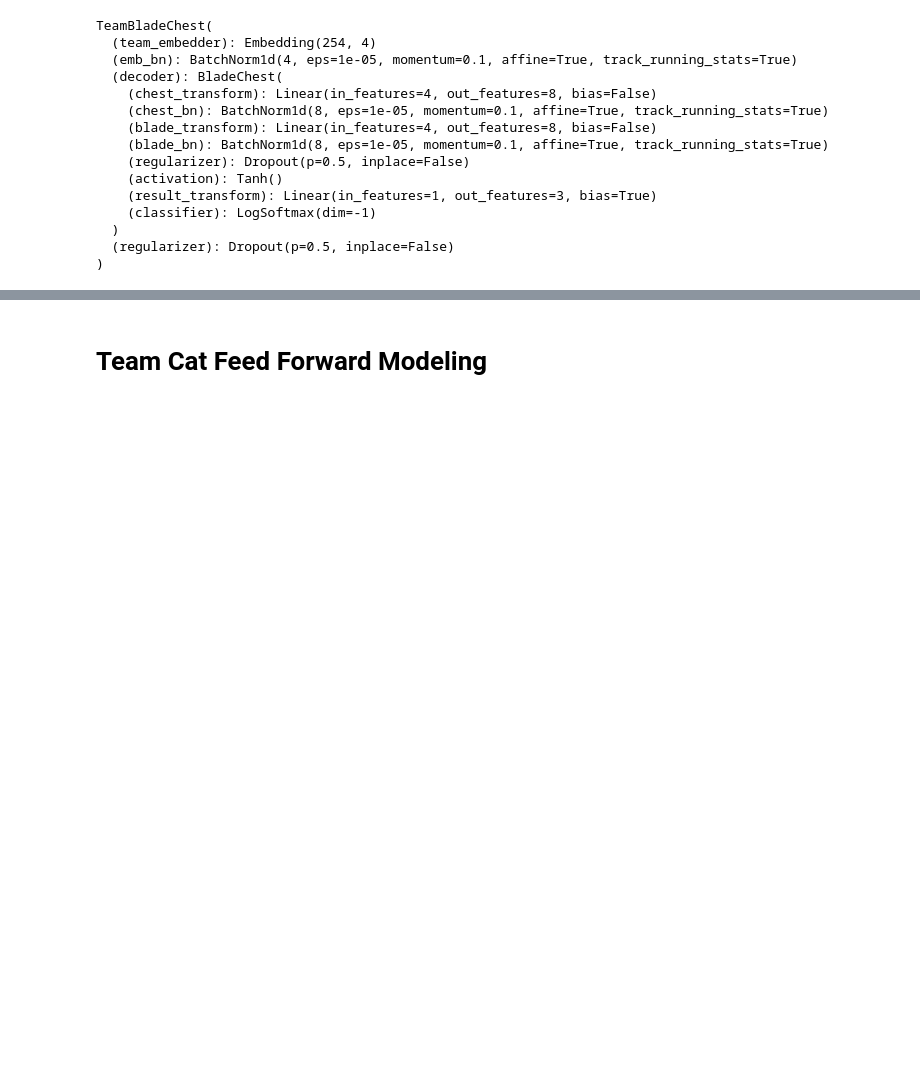
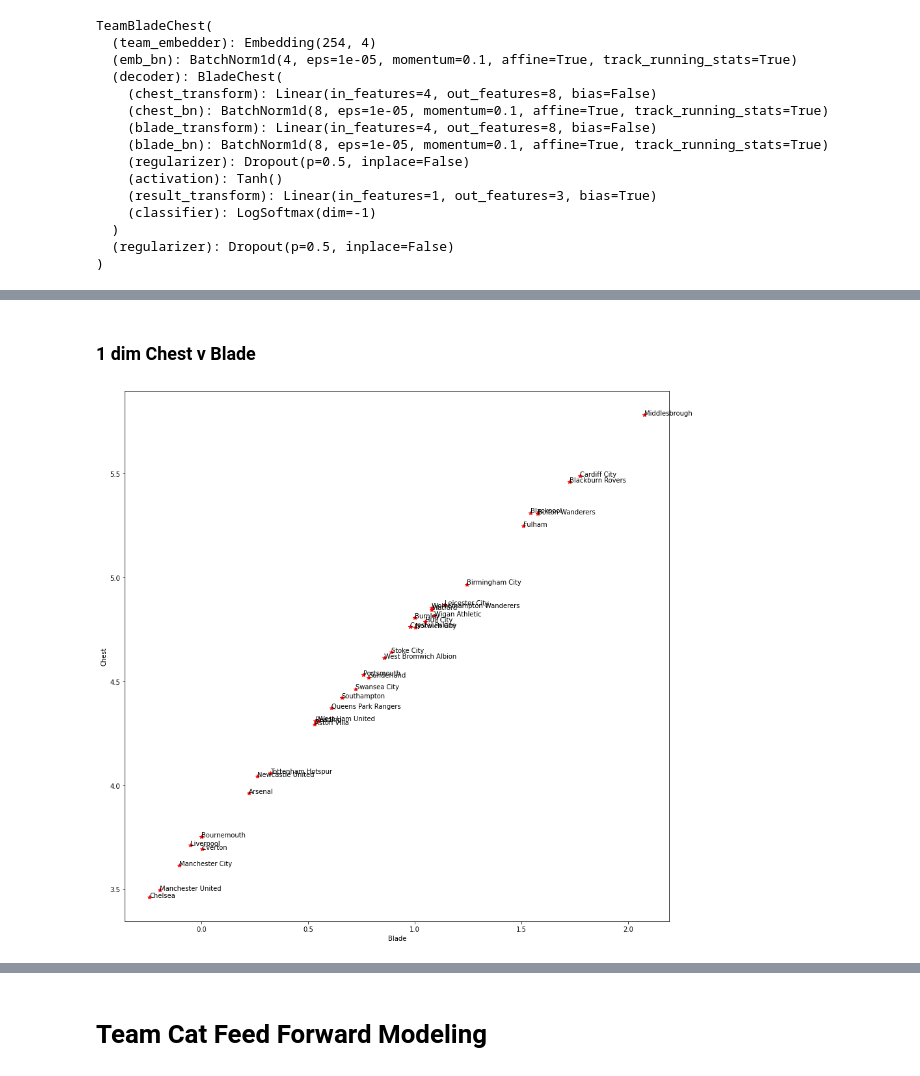
Before and after one commit to sunnybutwithano/Sports-Analysis-with-GNNs, a Jupyter notebook: Con_for_ST_Graph.ipynb, the cells around one changed output, grey strips where cells are left out. Drawn from its saved outputs; the diff is of its cells as text; code cells hidden in the pictures; blank space fills up the shorter version.

```diff
--- a/Con_for_ST_Graph.ipynb
+++ b/Con_for_ST_Graph.ipynb
@@ -531,0 +755,20 @@ Test Acc%: 52.6957
+# %% [markdown]
+### 1 dim Chest v Blade
+# %%
+plt.plot(blade_1_dim, chest_1_dim, 'r*')
+fig = plt.gcf()
+fig.set_facecolor('w')
+fig.set_size_inches(15, 15)
+# plt.title('t-SNE plot of the blade and chest vectors for English teams')
+plt.xlabel('Blade')
+plt.ylabel('Chest')
+for x_blade, y_chest, team in zip(blade_1_dim, chest_1_dim, english_teams):
+  # l = team.split(' ')
+  # if len(l) > 1:
+  #   label = f'{l[0]} {l[1][:3]}.'
+  # else:
+  #   label = l[0]
+  label = team
+  plt.annotate(label, (x_blade, y_chest))
+# %% [output]
+[figure, added]
```
Also changed, not shown: parts of 61 cells of this notebook.
